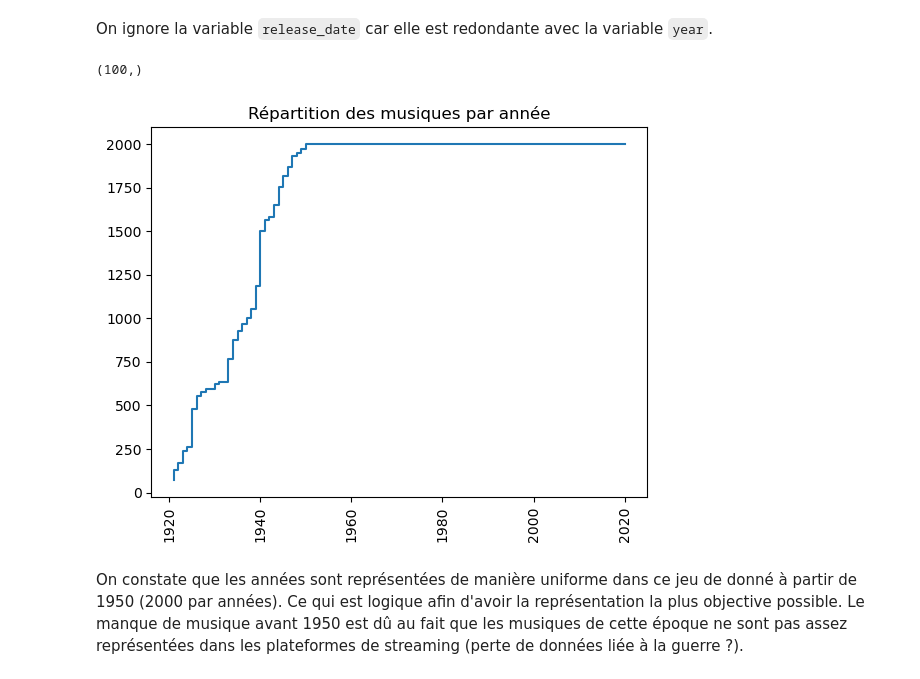
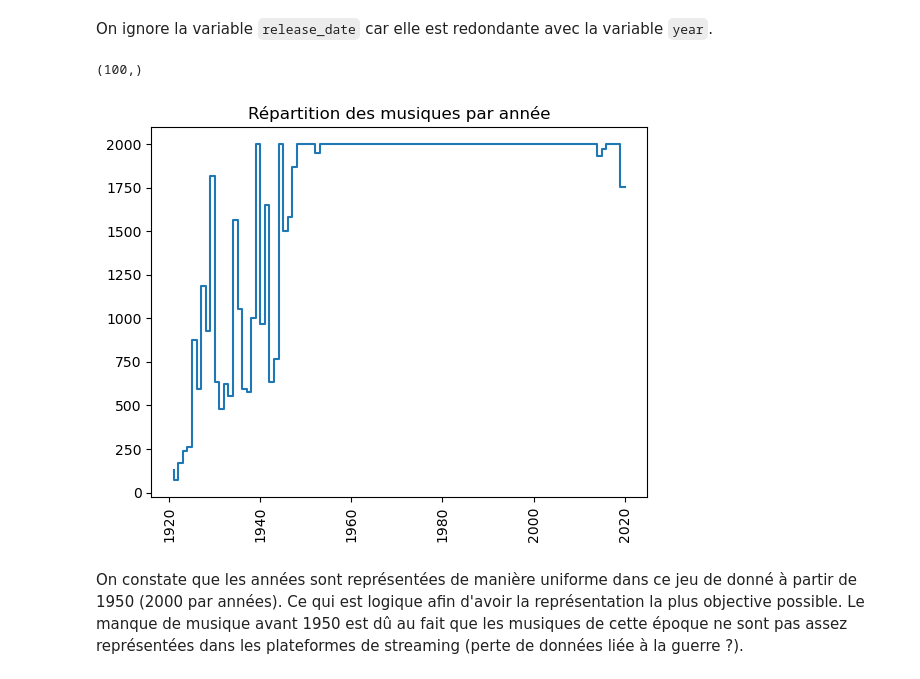
Before and after one commit to AlixANNERAUD/Music_danceability_prediction, a Jupyter notebook: Projet.ipynb, the cells around one changed output. Cells and saved outputs as stored; diff of their text form; code cells hidden in the pictures.

```diff
--- a/Projet.ipynb
+++ b/Projet.ipynb
@@ -96,15 +96,15 @@ On ignore la variable `release_date` car elle est redondante avec la variable `y
 # %%
 Release_Date_Year_Unique, Release_Date_Count = np.unique(Data[year], return_counts=True)
 
 print(Release_Date_Year_Unique.shape)
 
-plt.step(Release_Date_Year_Unique, Release_Date_Frequency)
+plt.step(Release_Date_Year_Unique, Release_Date_Count)
 plt.title("Répartition des musiques par année")
 plt.xticks(rotation='vertical')
 plt.show()
 # %% [output]
 (100,)
-[figure, old version]
+[figure, new version]
 # %% [markdown]
 On constate que les années sont représentées de manière uniforme dans ce jeu de donné à partir de 1950 (2000 par années). Ce qui est logique afin d'avoir la représentation la plus objective possible. Le manque de musique avant 1950 est dû au fait que les musiques de cette époque ne sont pas assez représentées dans les plateformes de streaming (perte de données liée à la guerre ?).
 # %% [markdown]
```
Also changed, not shown: parts of 3 cells of this notebook.
